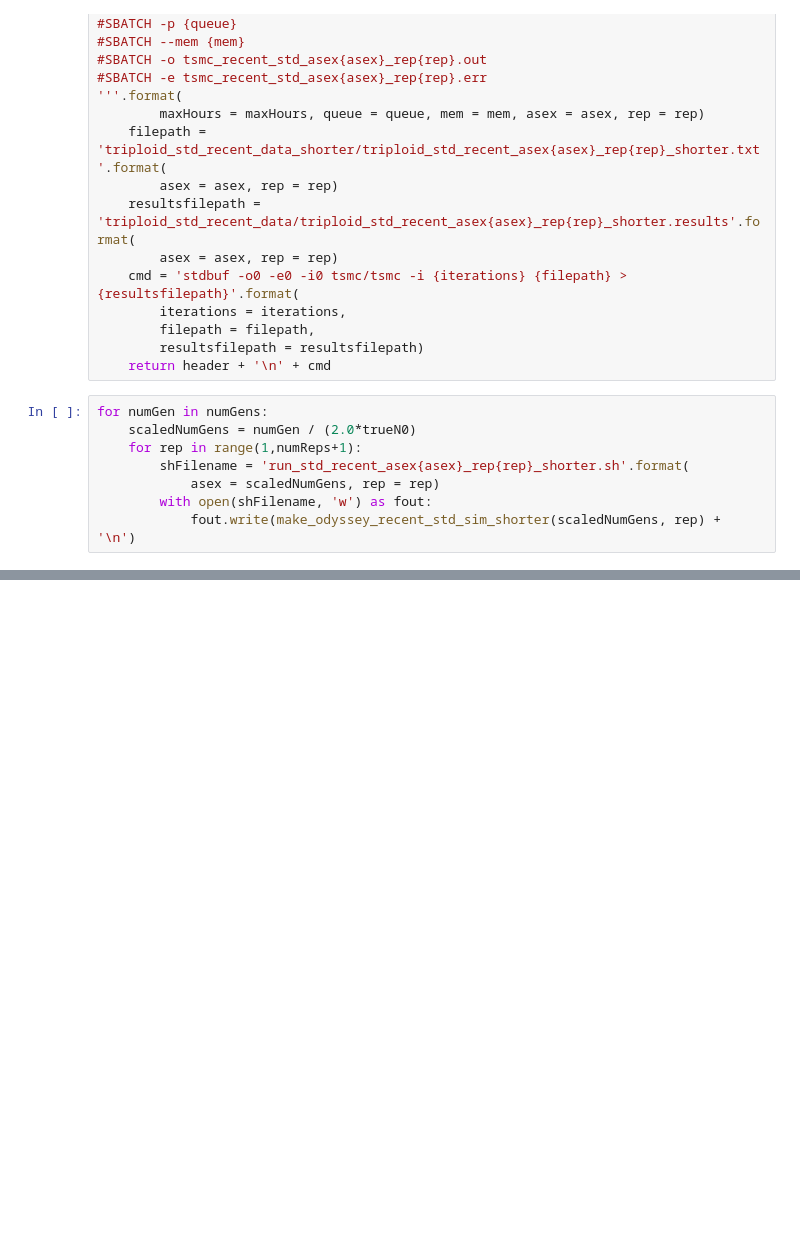
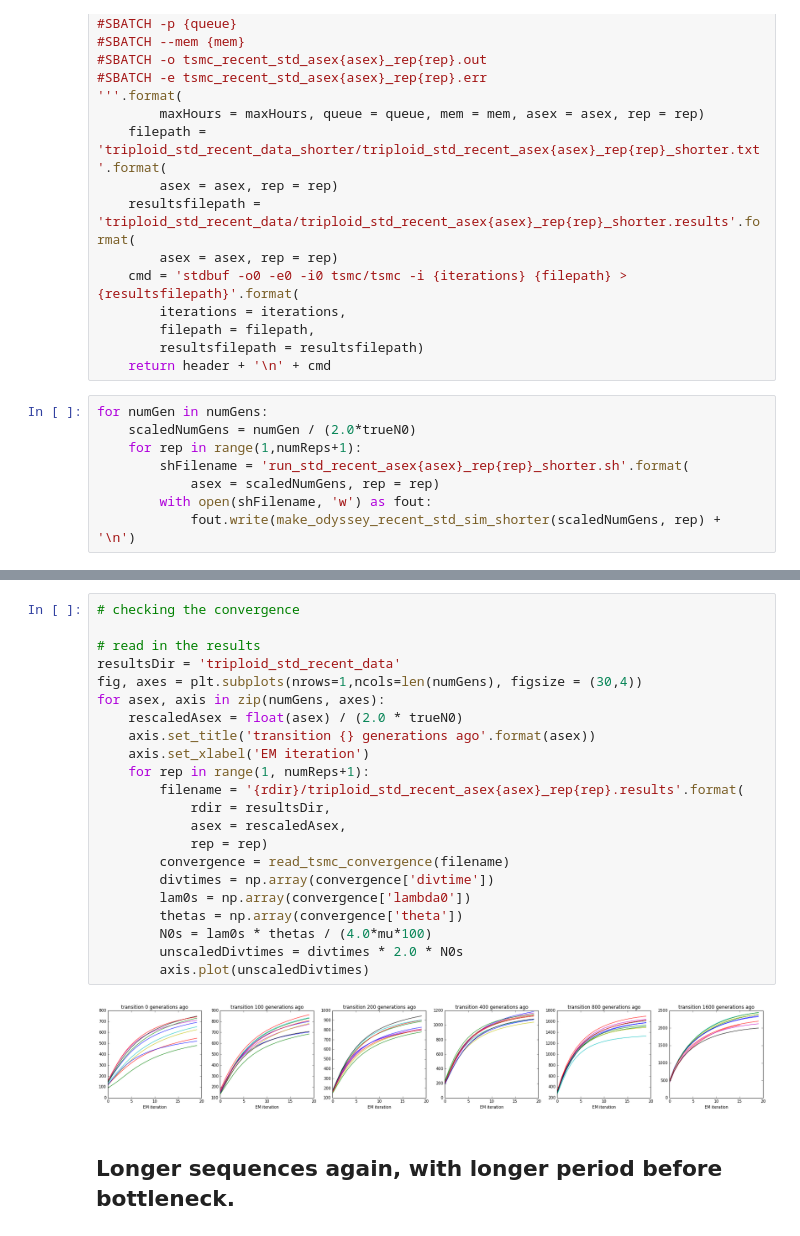
Before and after one commit to ammodramus/tsmc, a Jupyter notebook: scripts/snail_sims.ipynb, the cells around one changed output, grey strips where cells are left out. Drawn from its saved outputs; the diff is of its cells as text; blank space fills up the shorter version.

```diff
--- a/scripts/snail_sims.ipynb
+++ b/scripts/snail_sims.ipynb
@@ -2290,0 +2329,26 @@ for asex, axis in zip(numGens, axes[1]):
+# %%
+# checking the convergence
+
+# read in the results
+resultsDir = 'triploid_std_recent_data'
+fig, axes = plt.subplots(nrows=1,ncols=len(numGens), figsize = (30,4))
+for asex, axis in zip(numGens, axes):
+    rescaledAsex = float(asex) / (2.0 * trueN0)
+    axis.set_title('transition {} generations ago'.format(asex))
+    axis.set_xlabel('EM iteration')
+    for rep in range(1, numReps+1):
+        filename = '{rdir}/triploid_std_recent_asex{asex}_rep{rep}.results'.format(
+            rdir = resultsDir,
+            asex = rescaledAsex,
+            rep = rep)
+        convergence = read_tsmc_convergence(filename)
+        divtimes = np.array(convergence['divtime'])
+        lam0s = np.array(convergence['lambda0'])
+        thetas = np.array(convergence['theta'])
+        N0s = lam0s * thetas / (4.0*mu*100)
+        unscaledDivtimes = divtimes * 2.0 * N0s
+        axis.plot(unscaledDivtimes)
+# %% [output]
+[figure, added]
+# %% [markdown]
+## Longer sequences again, with longer period before bottleneck.
```
Also changed, not shown: parts of 15 cells of this notebook.
